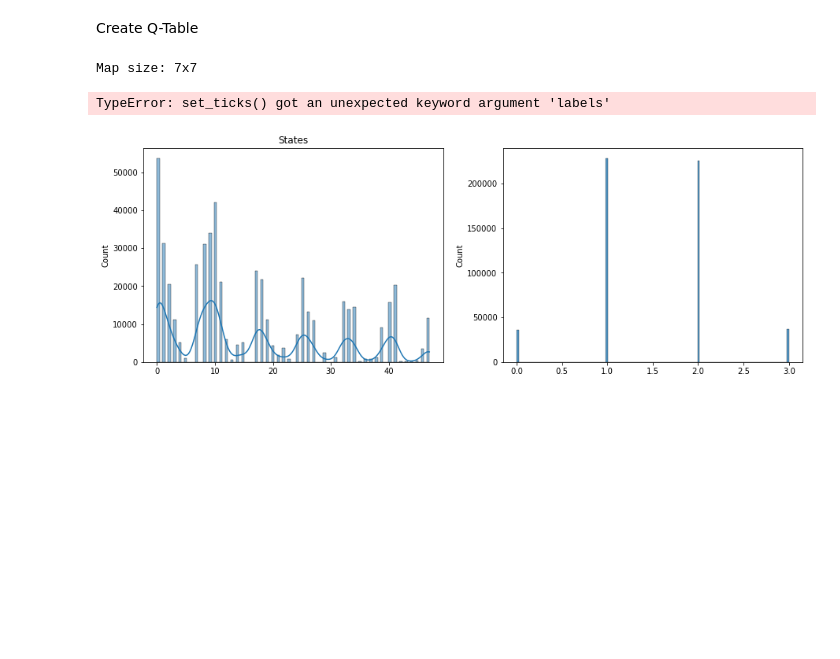
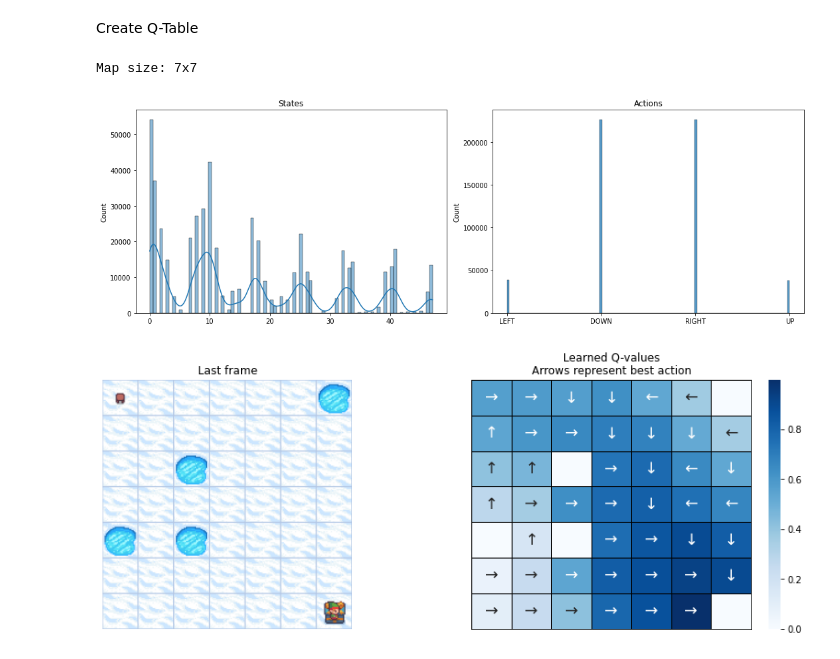
Before and after one commit to anhvu202/FrozenLake, a Jupyter notebook: 3portfolio.ipynb, the cells around one changed output. Drawn from its saved outputs; the diff is of its cells as text; code cells hidden in the pictures; blank space fills up the shorter version.

```diff
--- a/3portfolio.ipynb
+++ b/3portfolio.ipynb
@@ -394,47 +398,24 @@ def plot_states_actions_distribution(states, actions, map_size):
 # %%
 res_all = pd.DataFrame()
 st_all = pd.DataFrame()
-
-env = gym.make(
-    "FrozenLake-v1",
-    is_slippery=params.is_slippery,
-    render_mode="rgb_array",
-    desc=generate_random_map(
-        size=params.map_size, p=params.proba_frozen, seed=params.seed
-    ),
-)
-
-params = params._replace(action_size=env.action_space.n)
-params = params._replace(state_size=env.observation_space.n)
-env.action_space.seed(
-    params.seed
-)  # Set the seed to get reproducible results when sampling the action space
-learner = Qlearning(
-    learning_rate=params.learning_rate,
-    gamma=params.gamma,
-    state_size=params.state_size,
-    action_size=params.action_size,
-)
-explorer = EpsilonGreedy(
-    epsilon=params.epsilon,
-)
 
 print(f"Map size: {params.map_size}x{params.map_size}")
 rewards, steps, episodes, qtables, all_states, all_actions = run_env()
 
 # Save the results in dataframes
 res, st = postprocess(episodes, params, rewards, steps, params.map_size)
 res_all = pd.concat([res_all, res])
 st_all = pd.concat([st_all, st])
 qtable = qtables.mean(axis=0)  # Average the Q-table between runs
 
 plot_states_actions_distribution(
     states=all_states, actions=all_actions, map_size=params.map_size
-)  # Sanity check
+)
+# Sanity check
 plot_q_values_map(qtable, env, params.map_size)
 
 env.close()
 # %% [output]
 Map size: 7x7
-TypeError: set_ticks() got an unexpected keyword argument 'labels'
-[figure, old version]
+[figure, new version]
+[figure, added]
```
Also changed, not shown: parts of 1 cell of this notebook.
